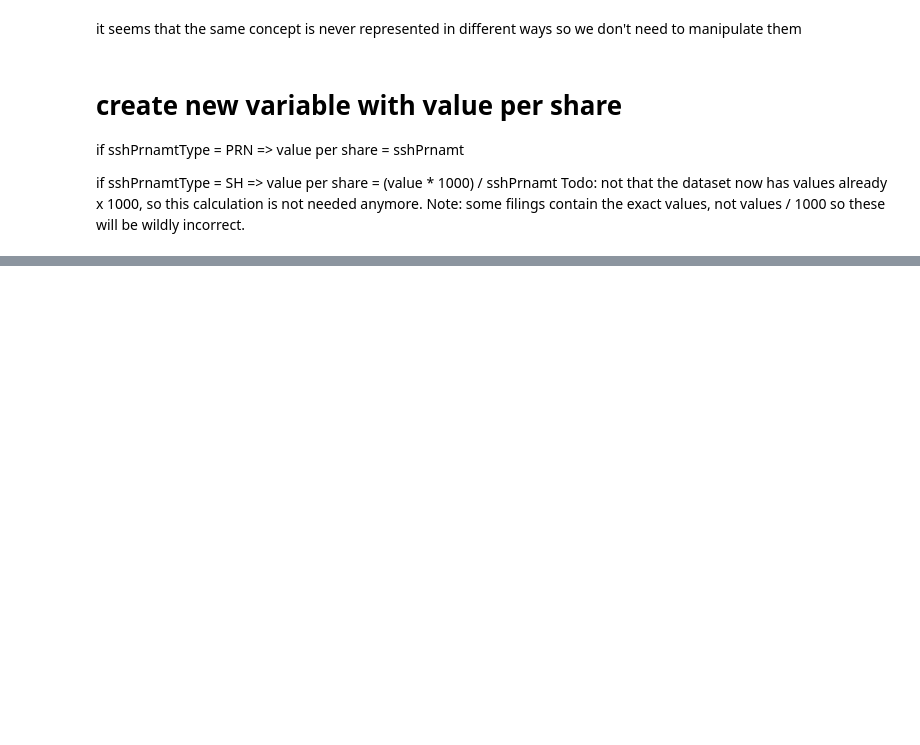
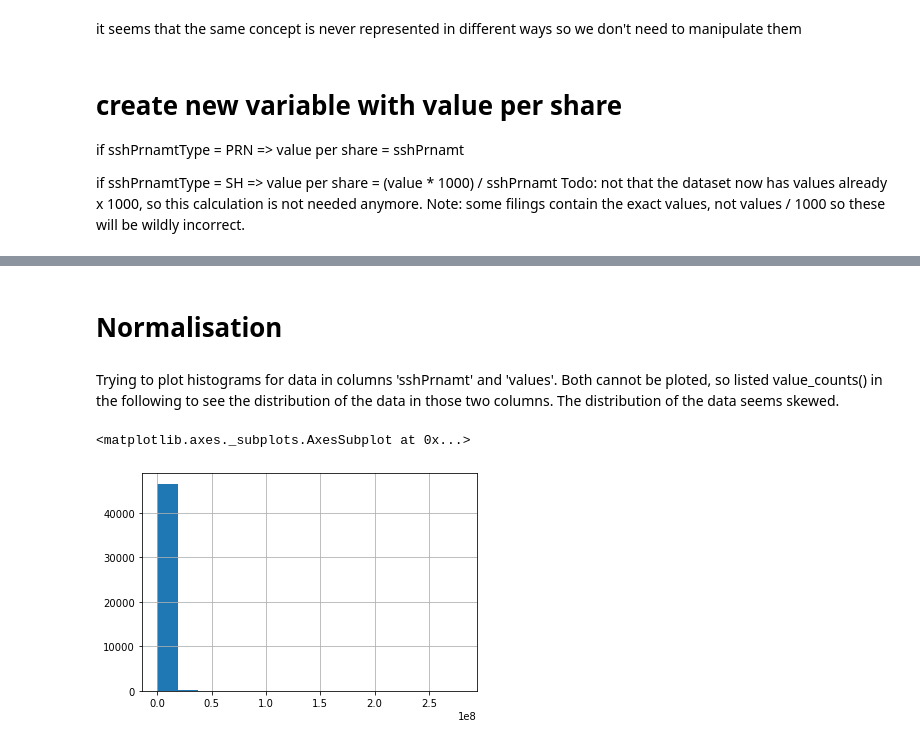
Before and after one commit to lgov/kul_mda_barbados, a Jupyter notebook: exploratory/exploratory_data_analysis.ipynb, the cells around one changed output, grey strips where cells are left out. Drawn from its saved outputs; the diff is of its cells as text; code cells hidden in the pictures; blank space fills up the shorter version.

Commit message:
Add files via upload
Add data normalisation

```diff
--- a/exploratory/exploratory_data_analysis.ipynb
+++ b/exploratory/exploratory_data_analysis.ipynb
@@ -12,4 +40,5 @@ df.isna().sum()
 # %% [markdown]
 ## drop missing values (remove rows having missing values)
 # %%
-df.dropna(axis=0)
+df = df.dropna(axis=0)
+df
@@ -64,0 +199,9 @@ df.describe()
+# %% [markdown]
+ # Normalisation
+# %% [markdown]
+Trying to plot histograms for data in columns 'sshPrnamt' and 'values'. Both cannot be ploted, so listed value_counts() in the following to see the distribution of the data in those two columns. The distribution of the data seems skewed.
+# %%
+df['sshPrnamt'].hist(bins=15)
+# %% [output]
+<matplotlib.axes._subplots.AxesSubplot at 0x...>
+[figure, added]
```
Also changed, not shown: parts of 21 cells of this notebook.
